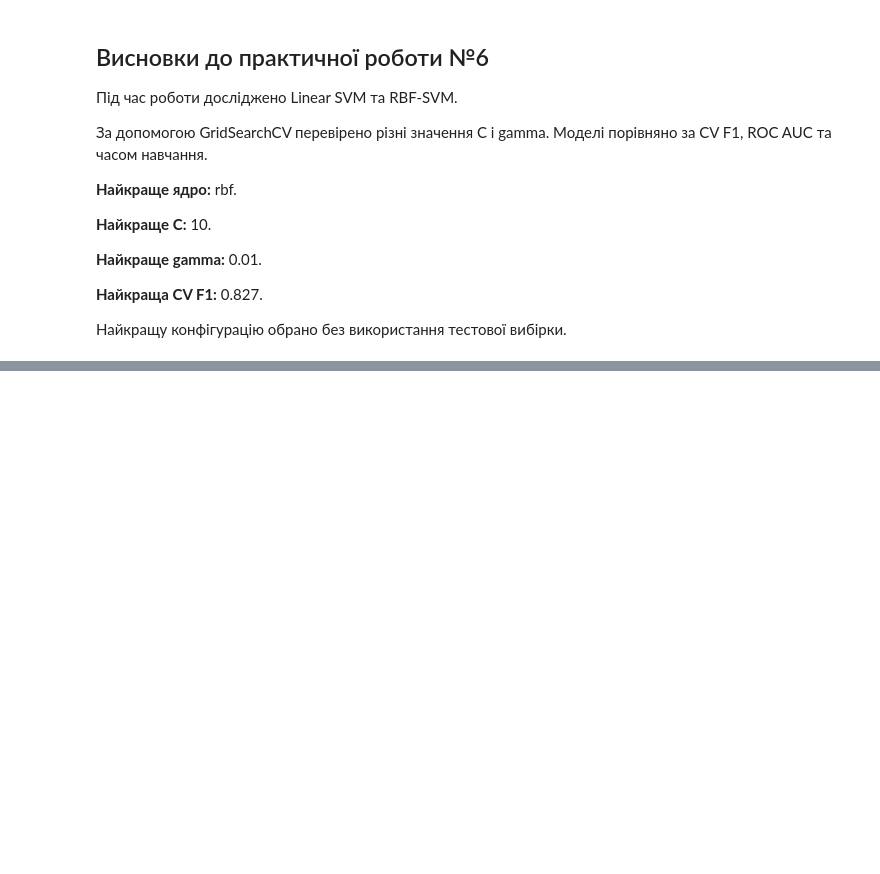
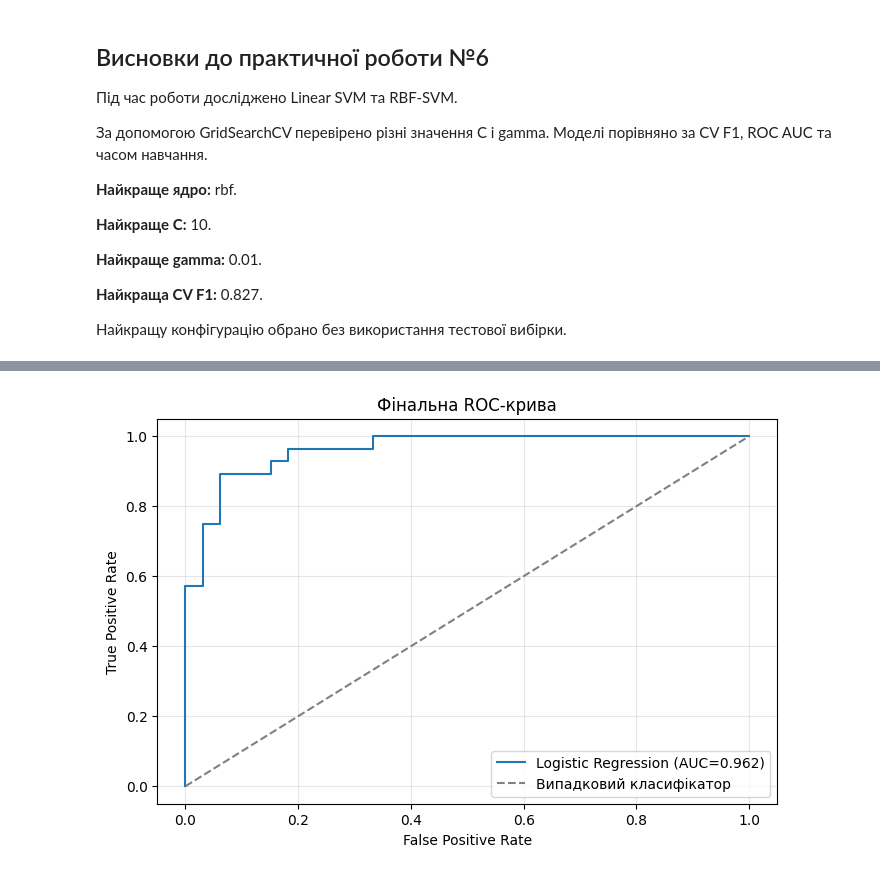
Before and after one commit to dimonkOHYRY111/pattern-recognition-practice, a Jupyter notebook: classification-mini-project/notebooks/PR04_Kochura_Dmytro.ipynb, the cells around one changed output, grey strips where cells are left out. Saved outputs shown, nothing was run; the diff lists cells and outputs as text; code cells hidden in the pictures; blank space fills up the shorter version.

```diff
--- a/classification-mini-project/notebooks/PR04_Kochura_Dmytro.ipynb
+++ b/classification-mini-project/notebooks/PR04_Kochura_Dmytro.ipynb
@@ -1288,0 +1587,9 @@ CV F1: 0.827
+# %%
+
+final_pipeline.fit(
+    X_train,
+    y_train
+)
+
+print("Фінальну модель навчено.")
+print("Модель:", final_model_name)
@@ -1288,0 +1643,35 @@ CV F1: 0.827
+# %%
+
+fpr, tpr, thresholds = roc_curve(
+    y_test,
+    test_scores
+)
+
+final_auc = roc_auc_score(
+    y_test,
+    test_scores
+)
+
+plt.figure(figsize=(8, 5))
+
+plt.plot(
+    fpr,
+    tpr,
+    label=f"{final_model_name} (AUC={final_auc:.3f})"
+)
+
+plt.plot(
+    [0, 1], [0, 1],
+    "--",
+    color="gray",
+    label="Випадковий класифікатор"
+)
+
+plt.xlabel("False Positive Rate")
+plt.ylabel("True Positive Rate")
+plt.title("Фінальна ROC-крива")
+plt.legend()
+plt.grid(alpha=0.3)
+plt.show()
+# %% [output]
+[figure, added]
```
Also changed, not shown: parts of 25 cells of this notebook.
